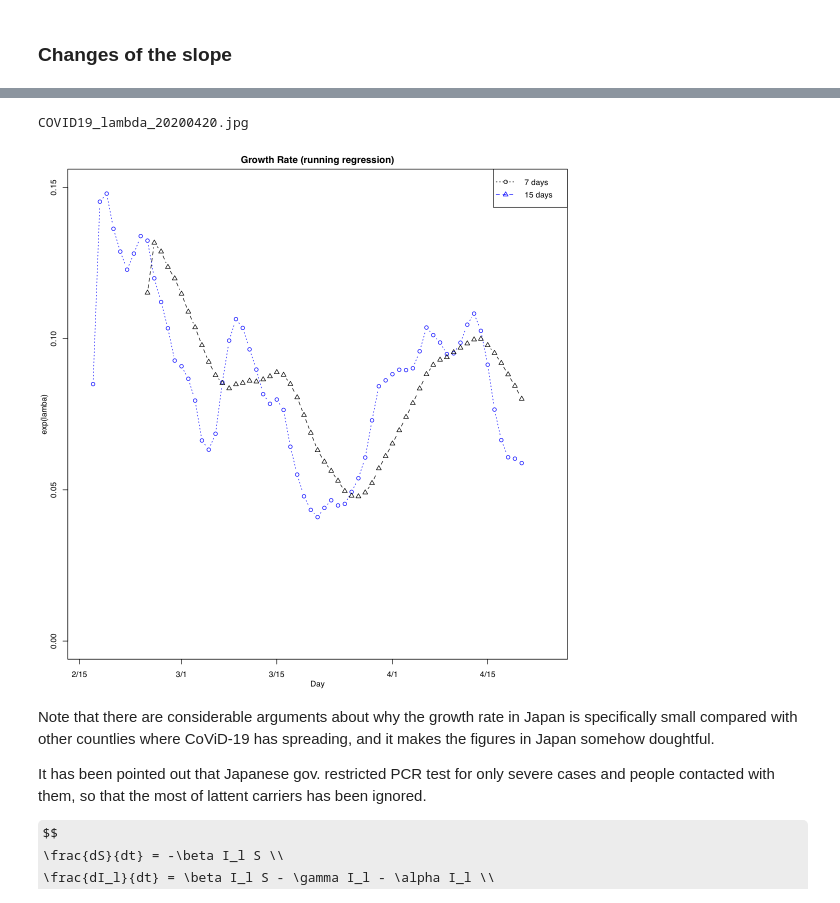
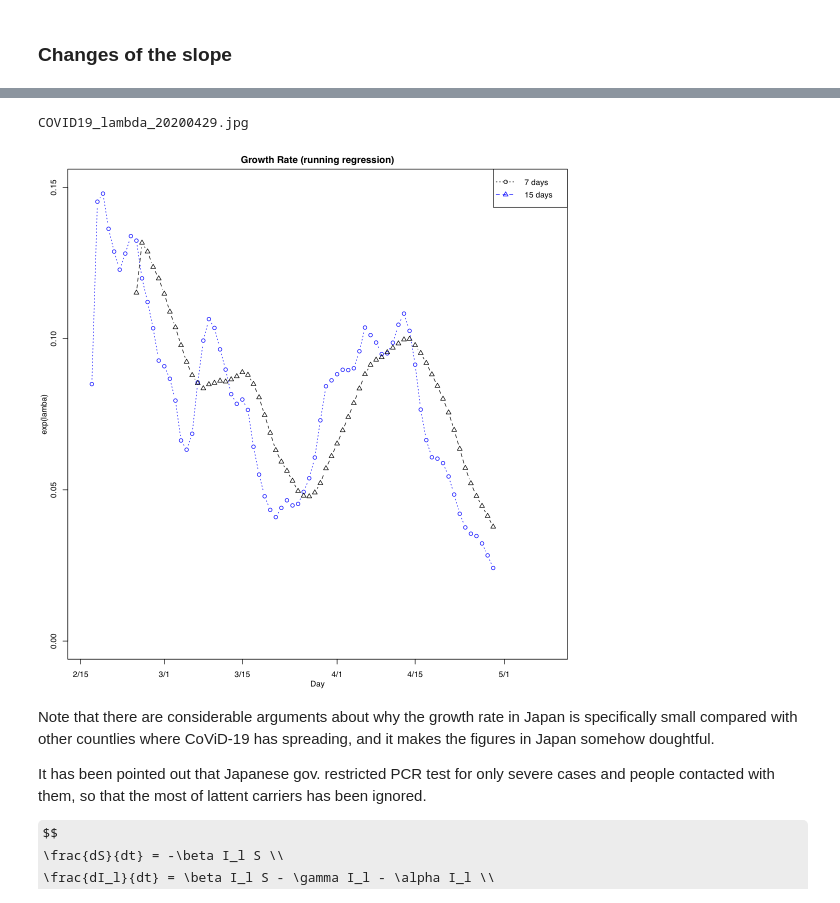
Before and after one commit to naono-git/covid19, a Jupyter notebook: covid19.ipynb, the cells around one changed output, grey strips where cells are left out. Drawn from its saved outputs; the diff is of its cells as text; code cells hidden in the pictures; some formulas as TeX source.

```diff
--- a/covid19.ipynb
+++ b/covid19.ipynb
@@ -283,22 +288,22 @@ tail(round(ll_exp_d15,4))
 # %%
 # We are expecting the growth become slower as it comes to saturation level.
 
-file_plot2 <- paste("COVID19_lambda",stamp,sep="_")
+file_plot4 <- paste("COVID19_lambda",stamp,sep="_")
 
 plotFigure(function(){
-    plot(dd1[(11+6):nd],(ll_exp_d7),type="b", xlim=c(32,100),ylim=c(0,0.15),lty=3,col=4,
+    plot(dd1[(11+6):nd],(ll_exp_d7),type="b", xlim=c(32,115),ylim=c(0,0.15),lty=3,col=4,
          axes=FALSE, frame=TRUE, main="Growth Rate (running regression)", xlab="Day", ylab="exp(lamba)")
     points(dd1[(11+14):nd],(ll_exp_d15),type="b", pch=2,lty=2)
     legend("topright",legend=c("7 days","15 days"), lty=c(3,2), col=c(1,4), pch=c(1,2))
     axis(1,at=ddlabel-d0,labels=ticklabel)
     axis(2)
     abline(1,0,lty=2,col=3)
-},rx=2,dir="fig",file=file_plot2, dev=c("x11", "jpg"))
+},rx=2,dir="fig",file=file_plot4, dev=c("x11", "jpg"))
 
 # But it looks more further.
 # %% [output]
-COVID19_lambda_20200420.jpg
+COVID19_lambda_20200429.jpg
-[figure, old version]
+[figure, new version]
 # %% [markdown]
 Note that there are considerable arguments about why the growth rate in Japan is specifically small compared with other countlies where CoViD-19 has spreading, and it makes the figures in Japan somehow doughtful.
 
```
Also changed, not shown: parts of 13 cells of this notebook, 14 other files.
